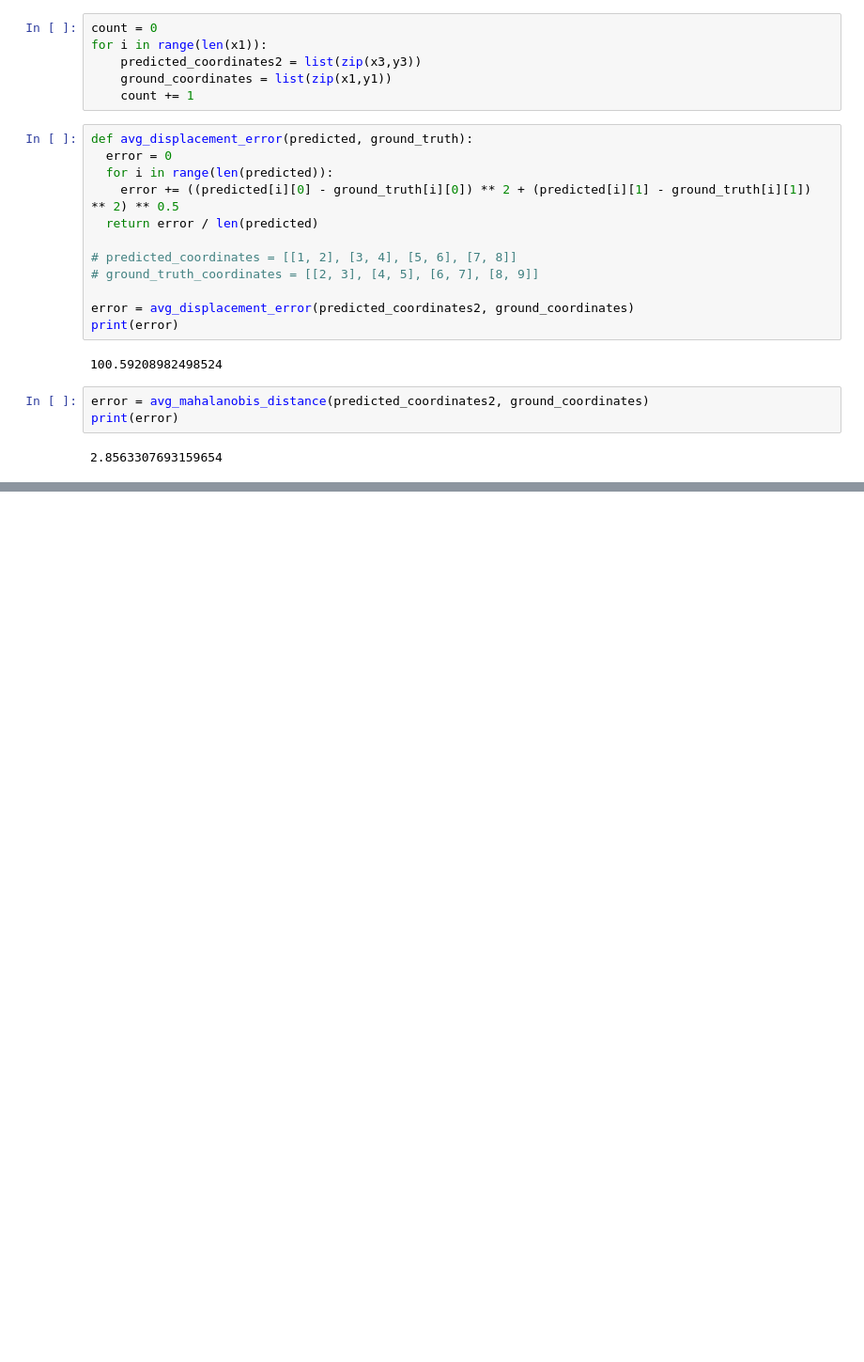
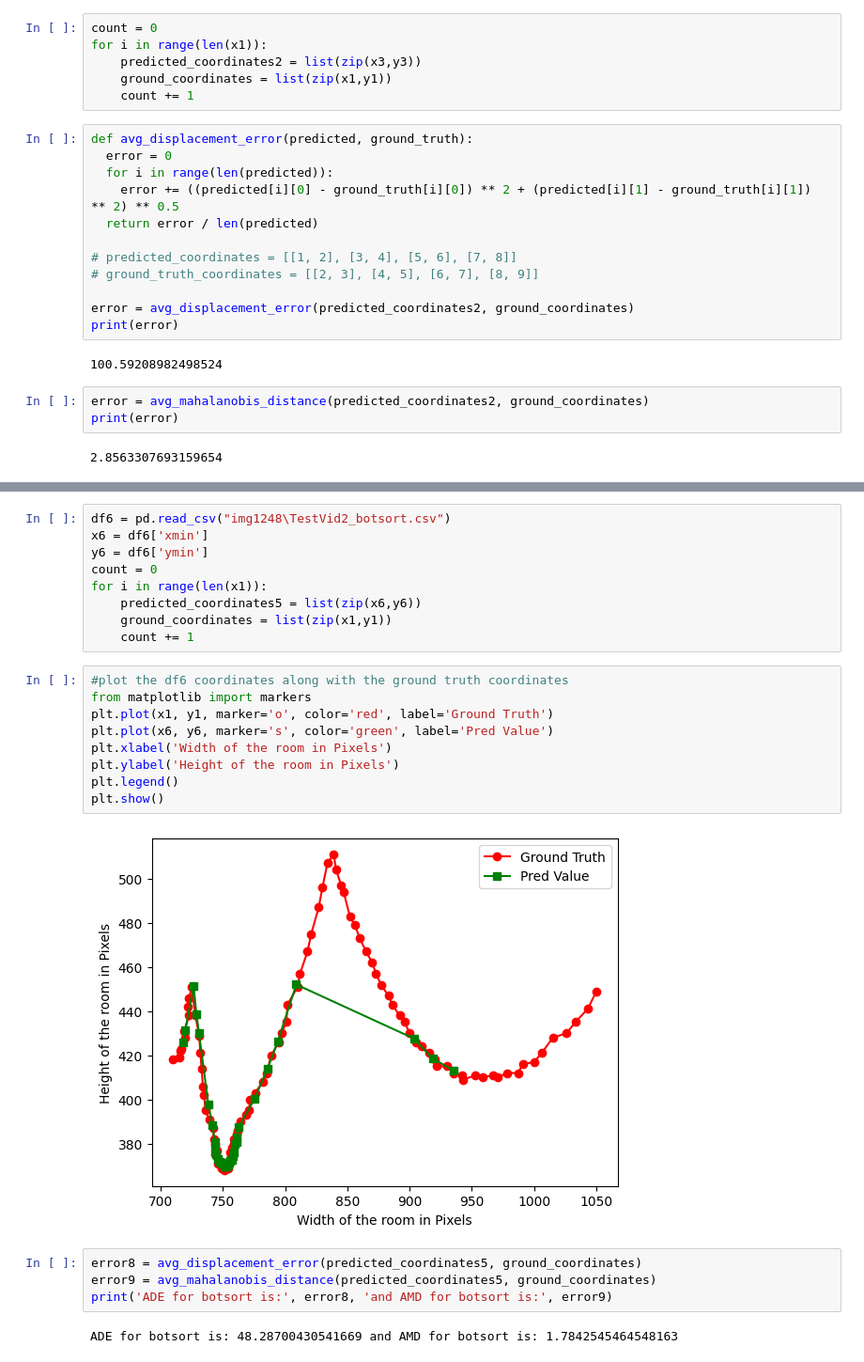
Before and after one commit to Prithviraj97/DisplacementError, a Jupyter notebook: TrackingResults.ipynb, the cells around one changed output, grey strips where cells are left out. Shown at 94% size. Cells and saved outputs as stored; diff of their text form; blank space fills up the shorter version.

```diff
--- a/TrackingResults.ipynb
+++ b/TrackingResults.ipynb
@@ -152,0 +251,26 @@ print(error)
+# %%
+df6 = pd.read_csv("img1248\TestVid2_botsort.csv")
+x6 = df6['xmin']
+y6 = df6['ymin']
+count = 0
+for i in range(len(x1)):
+    predicted_coordinates5 = list(zip(x6,y6))
+    ground_coordinates = list(zip(x1,y1))
+    count += 1
+# %%
+#plot the df6 coordinates along with the ground truth coordinates
+from matplotlib import markers
+plt.plot(x1, y1, marker='o', color='red', label='Ground Truth')
+plt.plot(x6, y6, marker='s', color='green', label='Pred Value')
+plt.xlabel('Width of the room in Pixels')
+plt.ylabel('Height of the room in Pixels')
+plt.legend()
+plt.show()
+# %% [output]
+[figure, added]
+# %%
+error8 = avg_displacement_error(predicted_coordinates5, ground_coordinates)
+error9 = avg_mahalanobis_distance(predicted_coordinates5, ground_coordinates)
+print('ADE for botsort is:', error8, 'and AMD for botsort is:', error9)
+# %% [output]
+ADE for botsort is: 48.28700430541669 and AMD for botsort is: 1.7842545464548163
```
Also changed, not shown: parts of 13 cells of this notebook.
